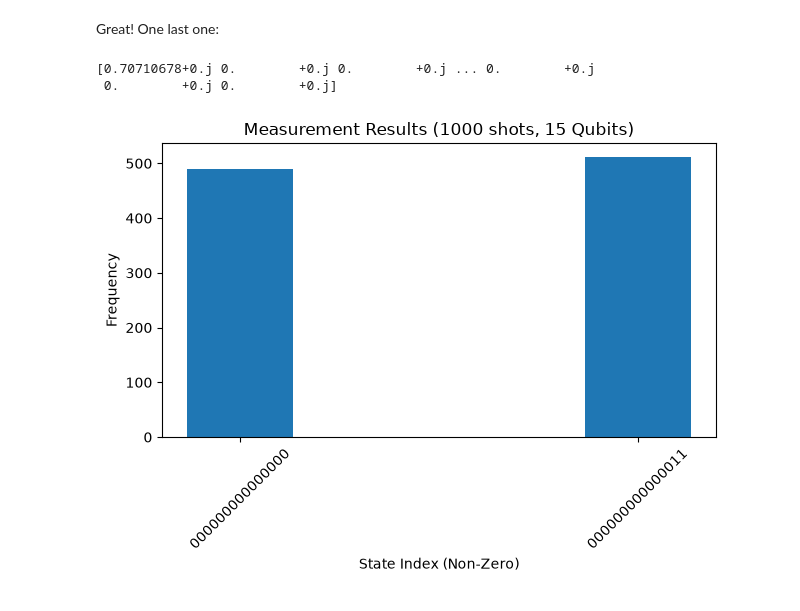
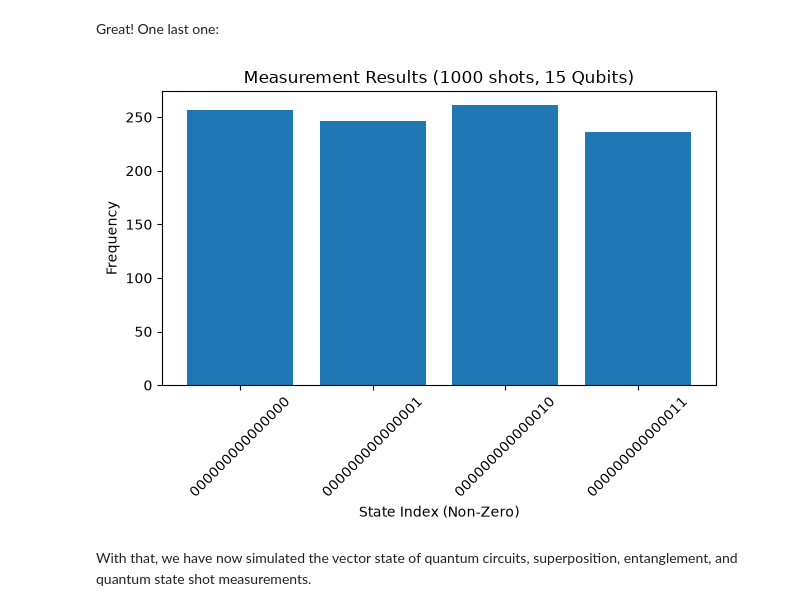
Before and after one commit to BenPask/Quantum-Exploration, a Jupyter notebook: notebooks/05_measurement.ipynb, the cells around one changed output. Drawn from its saved outputs; the diff is of its cells as text; code cells hidden in the pictures.

```diff
--- a/notebooks/05_measurement.ipynb
+++ b/notebooks/05_measurement.ipynb
@@ -93,10 +92,10 @@ Great! One last one:
 # %%
 ten_q_circuit = QuantumCircuit(15)
 
-ten_q_circuit.h(0).cnot(0, 1)
+ten_q_circuit.h(0).cnot(0, 1).h(1)
 
 histogram_measurements(ten_q_circuit.measure(1000))
 # %% [output]
-[0.70710678+0.j 0.        +0.j 0.        +0.j ... 0.        +0.j
- 0.        +0.j 0.        +0.j]
-[figure, old version]
+[figure, new version]
+# %% [markdown]
+With that, we have now simulated the vector state of quantum circuits, superposition, entanglement, and quantum state shot measurements.
```
Also changed, not shown: parts of 3 cells of this notebook, 1 other file.
